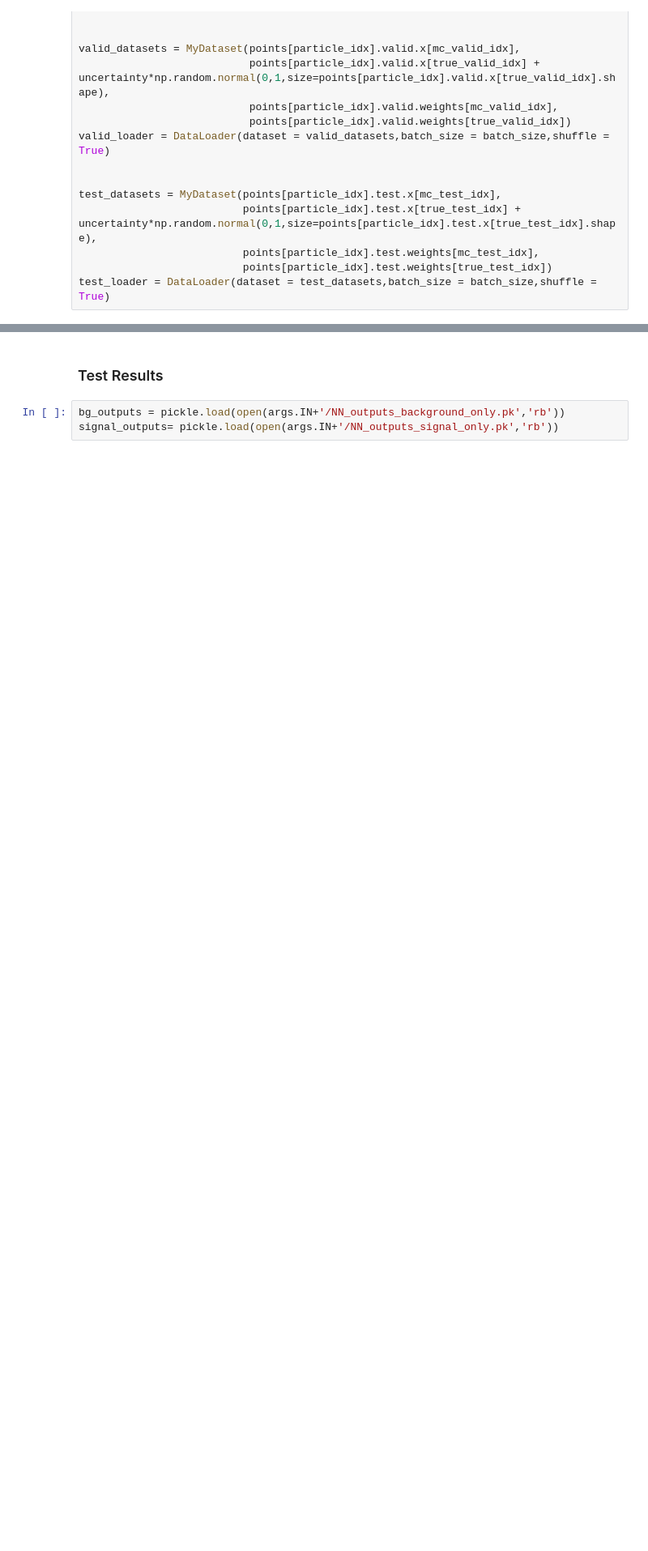
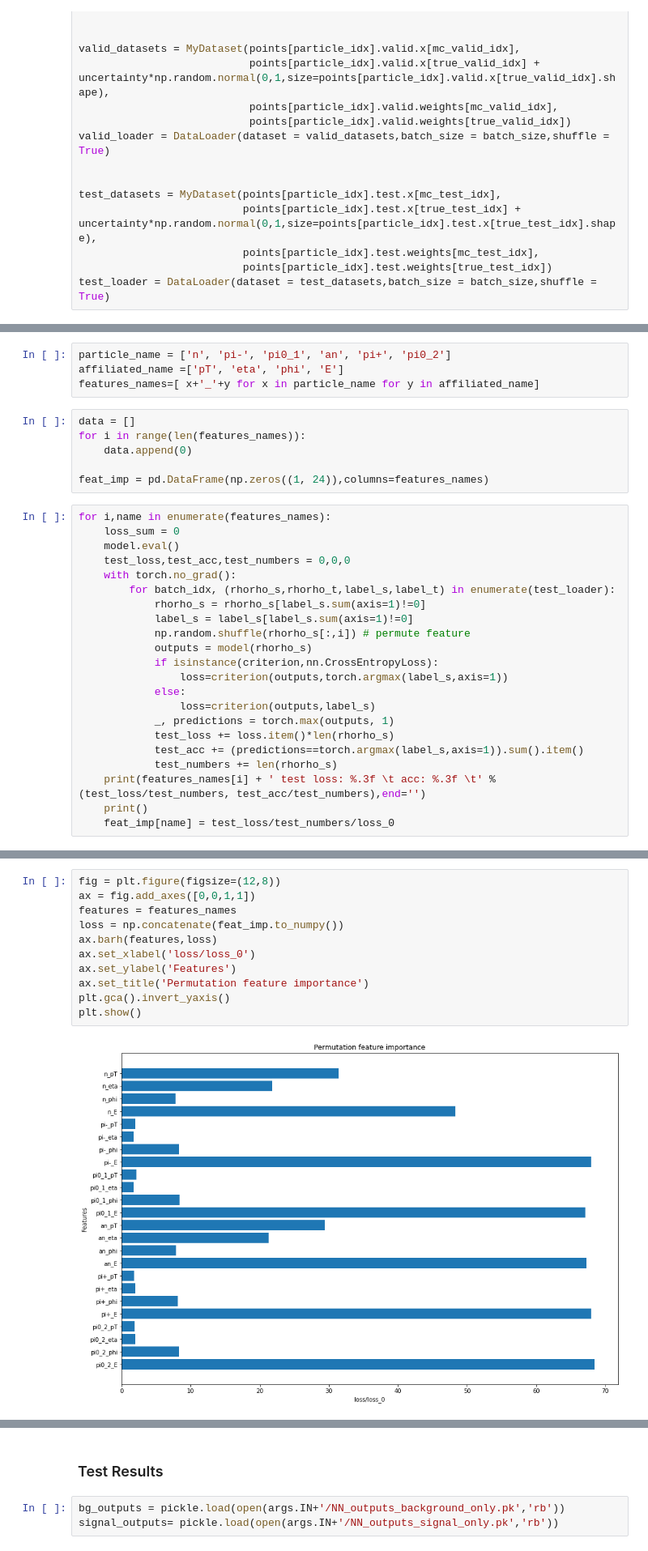
Before and after one commit to chhlam/HiggsCP-modified, a Jupyter notebook: torch_model-rhorho-signal_bg_classification.ipynb, the cells around one changed output, grey strips where cells are left out. Shown at 81% size. Cells and saved outputs as stored; diff of their text form; blank space fills up the shorter version.

```diff
--- a/torch_model-rhorho-signal_bg_classification.ipynb
+++ b/torch_model-rhorho-signal_bg_classification.ipynb
@@ -351,0 +351,32 @@ signal_labels=np.argmax(signal_outputs,axis=1)
+# %%
+particle_name = ['n', 'pi-', 'pi0_1', 'an', 'pi+', 'pi0_2']
+affiliated_name =['pT', 'eta', 'phi', 'E']
+features_names=[ x+'_'+y for x in particle_name for y in affiliated_name]
+# %%
+data = []
+for i in range(len(features_names)):
+    data.append(0)
+
+feat_imp = pd.DataFrame(np.zeros((1, 24)),columns=features_names)
+# %%
+for i,name in enumerate(features_names):
+    loss_sum = 0
+    model.eval()
+    test_loss,test_acc,test_numbers = 0,0,0
+    with torch.no_grad():
+        for batch_idx, (rhorho_s,rhorho_t,label_s,label_t) in enumerate(test_loader):
+            rhorho_s = rhorho_s[label_s.sum(axis=1)!=0]
+            label_s = label_s[label_s.sum(axis=1)!=0]
+            np.random.shuffle(rhorho_s[:,i]) # permute feature
+            outputs = model(rhorho_s)
+            if isinstance(criterion,nn.CrossEntropyLoss):
+                loss=criterion(outputs,torch.argmax(label_s,axis=1))
+            else:
+                loss=criterion(outputs,label_s)
+            _, predictions = torch.max(outputs, 1)
+            test_loss += loss.item()*len(rhorho_s)
+            test_acc += (predictions==torch.argmax(label_s,axis=1)).sum().item()
+            test_numbers += len(rhorho_s)
+    print(features_names[i] + ' test loss: %.3f \t acc: %.3f \t' %(test_loss/test_numbers, test_acc/test_numbers),end='')
+    print()
+    feat_imp[name] = test_loss/test_numbers/loss_0
@@ -352,2 +401,15 @@ signal_labels=np.argmax(signal_outputs,axis=1)
+# %%
+fig = plt.figure(figsize=(12,8))
+ax = fig.add_axes([0,0,1,1])
+features = features_names
+loss = np.concatenate(feat_imp.to_numpy())
+ax.barh(features,loss)
+ax.set_xlabel('loss/loss_0')
+ax.set_ylabel('Features')
+ax.set_title('Permutation feature importance')
+plt.gca().invert_yaxis()
+plt.show()
+# %% [output]
+[figure, added]
 # %%
 pickle.dump(signal_outputs,open(args.IN+'/NN_outputs_signal_only.pk','wb'))
```
Also changed, not shown: parts of 32 cells of this notebook, 7 other files.
